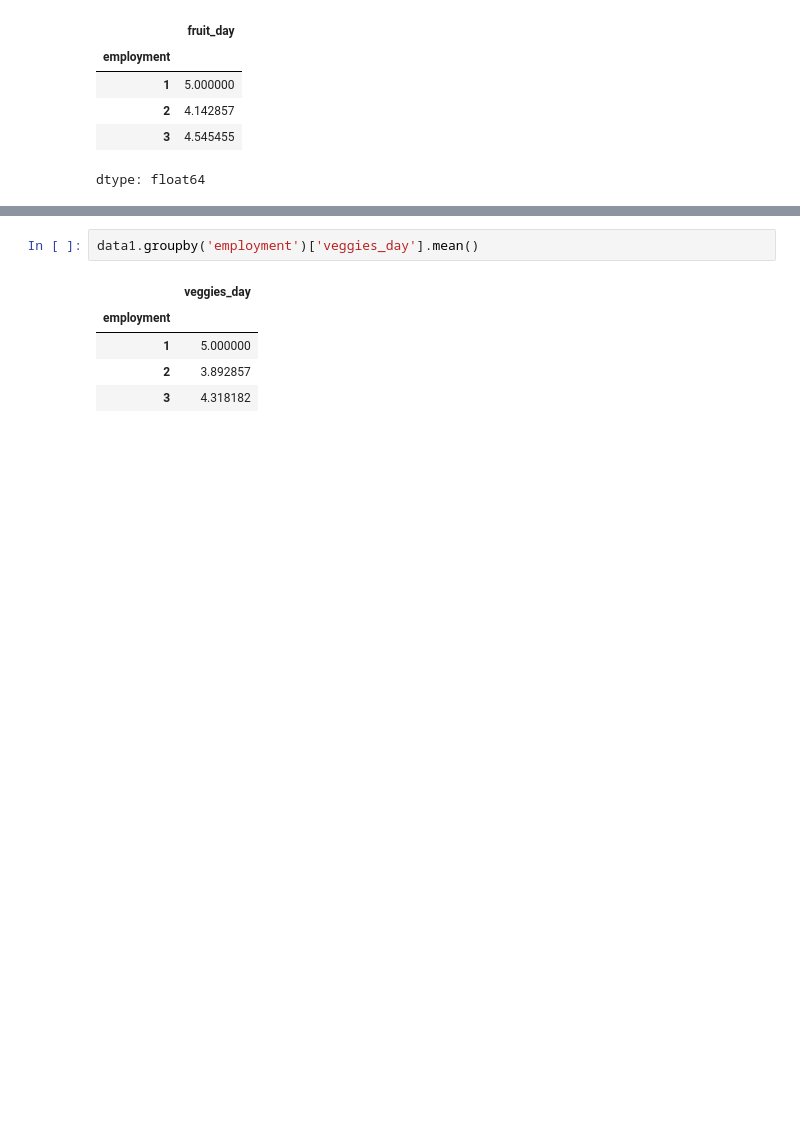
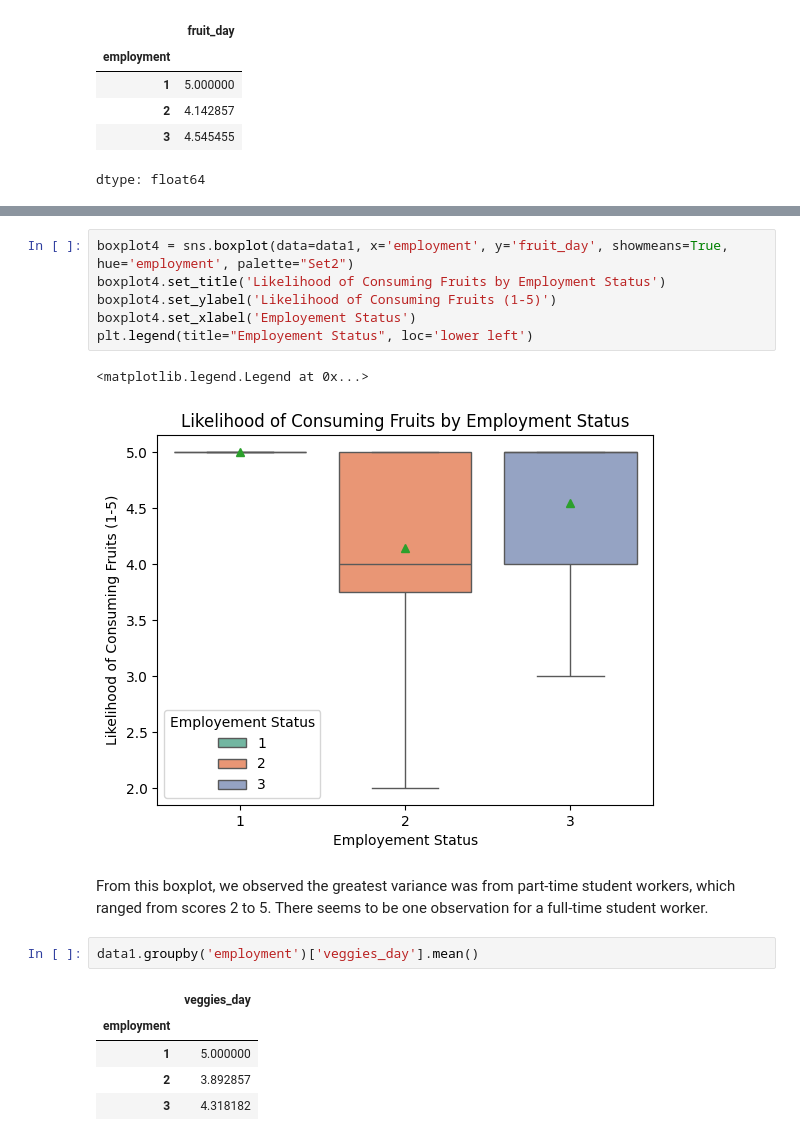
Before and after one commit to laur-park/dsci235-final-project, a Jupyter notebook: Diddi_Parker_Final_Project.ipynb, the cells around one changed output, grey strips where cells are left out. Drawn from its saved outputs; the diff is of its cells as text; blank space fills up the shorter version.

```diff
--- a/Diddi_Parker_Final_Project.ipynb
+++ b/Diddi_Parker_Final_Project.ipynb
@@ -149,3 +195,14 @@ dtype: float64
+# %%
+boxplot4 = sns.boxplot(data=data1, x='employment', y='fruit_day', showmeans=True, hue='employment', palette="Set2")
+boxplot4.set_title('Likelihood of Consuming Fruits by Employment Status')
+boxplot4.set_ylabel('Likelihood of Consuming Fruits (1-5)')
+boxplot4.set_xlabel('Employement Status')
+plt.legend(title="Employement Status", loc='lower left')
+# %% [output]
+<matplotlib.legend.Legend at 0x...>
+[figure, added]
+# %% [markdown]
+From this boxplot, we observed the greatest variance was from part-time student workers, which ranged from scores 2 to 5. There seems to be one observation for a full-time student worker.
 # %%
 data1.groupby('employment')['veggies_day'].mean()
 # %% [output]
```
Also changed, not shown: parts of 36 cells of this notebook.
